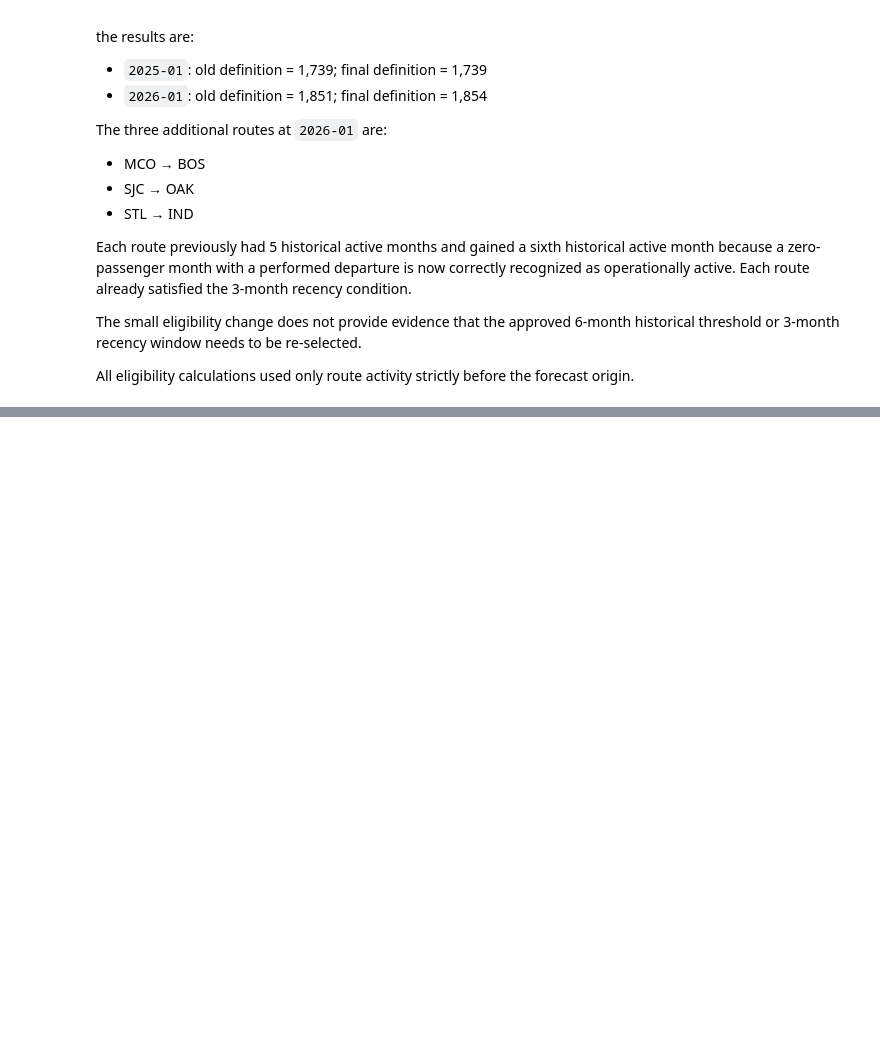
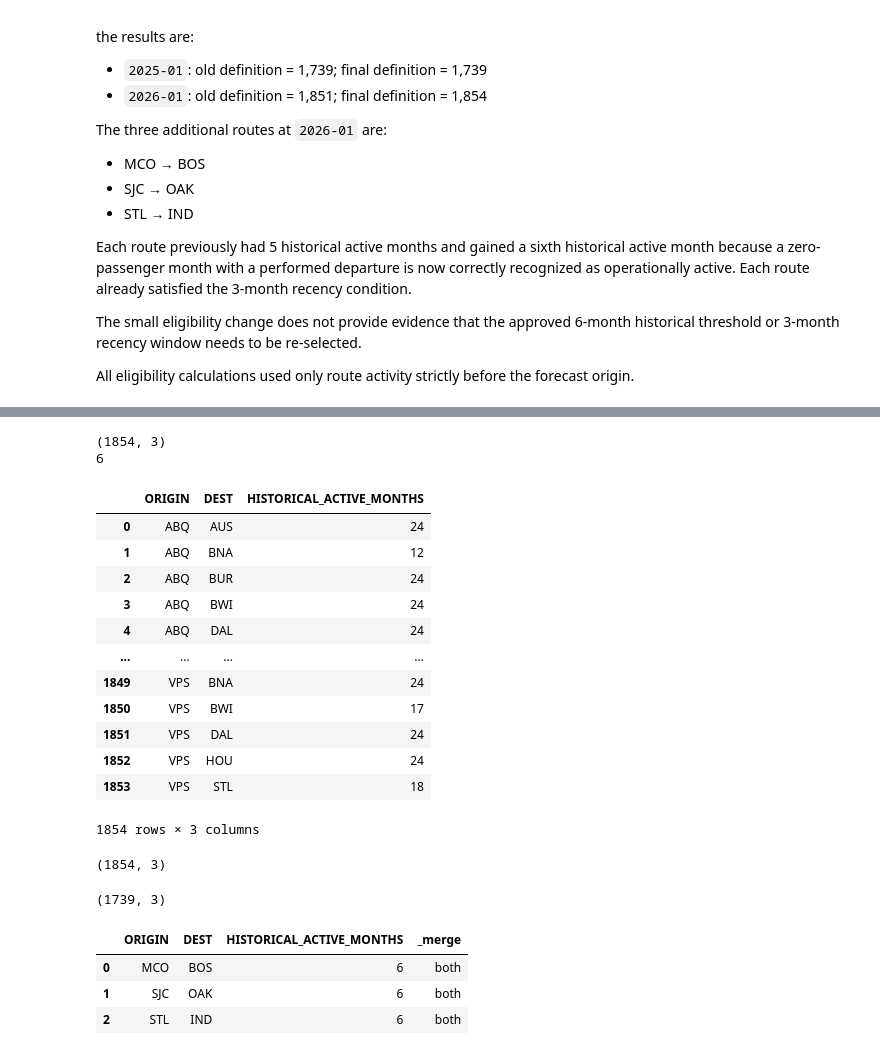
Before and after one commit to ahmadshamali/airline-demand-capacity-planning, a Jupyter notebook: notebooks/03_route_month_foundation.ipynb, the cells around one changed output, grey strips where cells are left out. Saved outputs shown, nothing was run; the diff lists cells and outputs as text; code cells hidden in the pictures; blank space fills up the shorter version.

Commit message:
Complete Phase 4.3.4 reusable processing pipeline

```diff
--- a/notebooks/03_route_month_foundation.ipynb
+++ b/notebooks/03_route_month_foundation.ipynb
@@ -1764,0 +1821,12 @@ All eligibility calculations used only route activity strictly before the foreca
+# %%
+
+reusable1_route_month_df = dp.build_route_month_dataset(df_historical)
+
+print(reusable1_route_month_df.shape)
+
+reusable1_route_month_df[[
+    "PASSENGERS",
+    "SEATS",
+    "DEPARTURES_SCHEDULED",
+    "DEPARTURES_PERFORMED"
+]].sum()
@@ -1764,0 +1840,68 @@ All eligibility calculations used only route activity strictly before the foreca
+# %%
+history_eligible = dp.get_eligible_routes(
+    reusable1_route_month_df,
+    "2026-01"
+)
+
+print(history_eligible.shape)
+
+print(
+    history_eligible["HISTORICAL_ACTIVE_MONTHS"].min()
+)
+# %% [output]
+(1854, 3)
+6
+# %%
+dp.get_eligible_routes(
+    reusable1_route_month_df,
+    "2026-01"
+)
+# %% [output]
+|  | ORIGIN | DEST | HISTORICAL_ACTIVE_MONTHS |
+| 0 | ABQ | AUS | 24 |
+| 1 | ABQ | BNA | 12 |
+| 2 | ABQ | BUR | 24 |
+| 3 | ABQ | BWI | 24 |
+| 4 | ABQ | DAL | 24 |
+| ... | ... | ... | ... |
+| 1849 | VPS | BNA | 24 |
+| 1850 | VPS | BWI | 17 |
+| 1851 | VPS | DAL | 24 |
+| 1852 | VPS | HOU | 24 |
+| 1853 | VPS | STL | 18 |
+1854 rows × 3 columns
+# %%
+eligible_2026_01 = dp.get_eligible_routes(
+    reusable1_route_month_df,
+    "2026-01"
+)
+
+print(eligible_2026_01.shape)
+# %% [output]
+(1854, 3)
+# %%
+eligible_2025_01 = dp.get_eligible_routes(
+    reusable1_route_month_df,
+    "2025-01"
+)
+
+print(eligible_2025_01.shape)
+# %% [output]
+(1739, 3)
+# %%
+routes_to_check = pd.DataFrame({
+    "ORIGIN": ["MCO", "SJC", "STL"],
+    "DEST": ["BOS", "OAK", "IND"],
+})
+
+routes_to_check.merge(
+    eligible_2026_01,
+    on=["ORIGIN", "DEST"],
+    how="left",
+    indicator=True
+)
+# %% [output]
+|  | ORIGIN | DEST | HISTORICAL_ACTIVE_MONTHS | _merge |
+| 0 | MCO | BOS | 6 | both |
+| 1 | SJC | OAK | 6 | both |
+| 2 | STL | IND | 6 | both |
```
Also changed, not shown: parts of 19 cells of this notebook, 2 other files.
